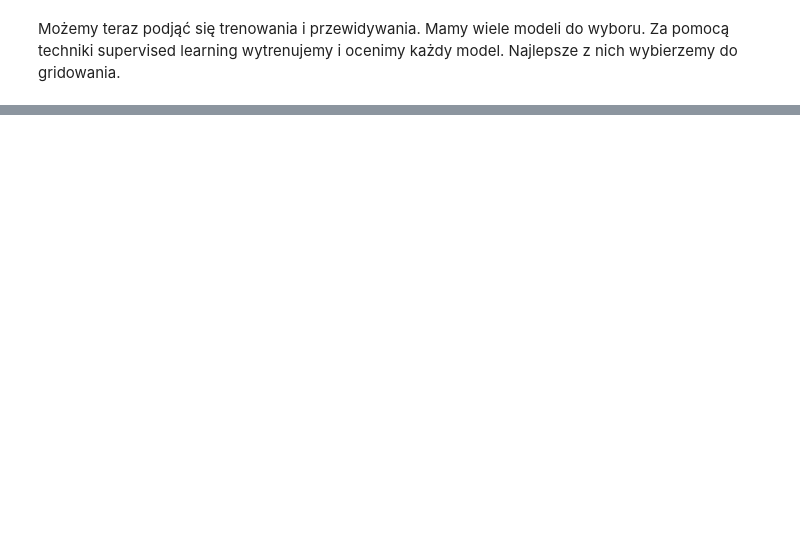
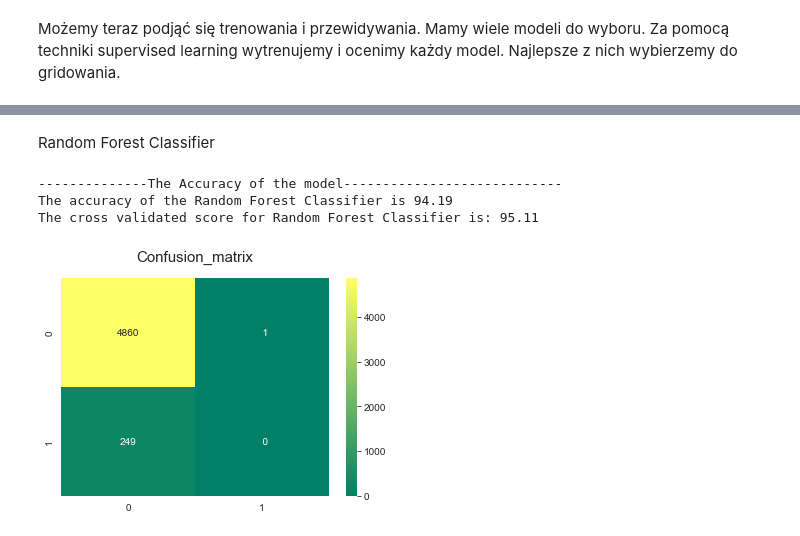
Before and after one commit to she3r/Projekt_PSI, a Jupyter notebook: Projekt zaliczeniowy/project_v2.ipynb, the cells around one changed output, grey strips where cells are left out. Drawn from its saved outputs; the diff is of its cells as text; code cells hidden in the pictures; blank space fills up the shorter version.

```diff
--- a/Projekt zaliczeniowy/project_v2.ipynb
+++ b/Projekt zaliczeniowy/project_v2.ipynb
@@ -201,2 +230,8 @@ X_train
 # %% [markdown]
 Możemy teraz podjąć się trenowania i przewidywania. Mamy wiele modeli do wyboru. Za pomocą techniki supervised learning wytrenujemy i ocenimy każdy model. Najlepsze z nich wybierzemy do gridowania.
+# %%
+names = ['Logistic Regression',
+              'Random Forest', 'Support Vector Machines','KNN','Decision Tree', 'AdaBoostClassifier',
+              'Gradient Decent']
+crosval_scores = []
+accuracy_scores = []
@@ -202,0 +240,18 @@ Możemy teraz podjąć się trenowania i przewidywania. Mamy wiele modeli do wyb
+# %%
+from sklearn.linear_model import LogisticRegression # Logistic Regression
+
+model = LogisticRegression()
+model.fit(X_train,y_train)
+prediction_lr=model.predict(X_test)
+print('--------------The Accuracy of the model----------------------------')
+print('The accuracy of the Logistic Regression is',round(accuracy_score(y_test,prediction_lr)*100,2))
+result_lr=cross_val_score(model,all_features,target,cv=kfold,scoring='accuracy')
+print('The cross validated score for Logistic Regression is:',round(result_lr.mean()*100,2))
+y_pred = cross_val_predict(model,all_features,target,cv=kfold)
+sns.heatmap(confusion_matrix(target,y_pred),annot=True,fmt='3.0f',cmap="summer")
+plt.title('Confusion_matrix', y=1.05, size=15)
+plt.show()
+crosval_scores.append(round(result_lr.mean()*100,2))
+accuracy_scores.append(round(accuracy_score(prediction_lr,y_test)*100,2))
+
+print(y_test)
@@ -202,0 +275,26 @@ Możemy teraz podjąć się trenowania i przewidywania. Mamy wiele modeli do wyb
+# %% [markdown]
+Random Forest Classifier
+# %%
+# Random Forests
+from sklearn.ensemble import RandomForestClassifier
+model = RandomForestClassifier(criterion='gini', n_estimators=700,
+                             min_samples_split=10,min_samples_leaf=1,
+                             max_features='auto',oob_score=True,
+                             random_state=1,n_jobs=-1)
+model.fit(X_train,y_train)
+prediction_rm=model.predict(X_test)
+print('--------------The Accuracy of the model----------------------------')
+print('The accuracy of the Random Forest Classifier is',round(accuracy_score(prediction_rm,y_test)*100,2))
+result_rm=cross_val_score(model,all_features,target,cv=kfold,scoring='accuracy')
+print('The cross validated score for Random Forest Classifier is:',round(result_rm.mean()*100,2))
+y_pred = cross_val_predict(model,all_features,target,cv=kfold)
+sns.heatmap(confusion_matrix(target,y_pred),annot=True,fmt='3.0f',cmap="summer")
+plt.title('Confusion_matrix', y=1.05, size=15)
+plt.show()
+crosval_scores.append(round(result_rm.mean()*100,2))
+accuracy_scores.append(round(accuracy_score(prediction_rm,y_test)*100,2))
+# %% [output]
+--------------The Accuracy of the model----------------------------
+The accuracy of the Random Forest Classifier is 94.19
+The cross validated score for Random Forest Classifier is: 95.11
+[figure, added]
```
Also changed, not shown: parts of 30 cells of this notebook.
